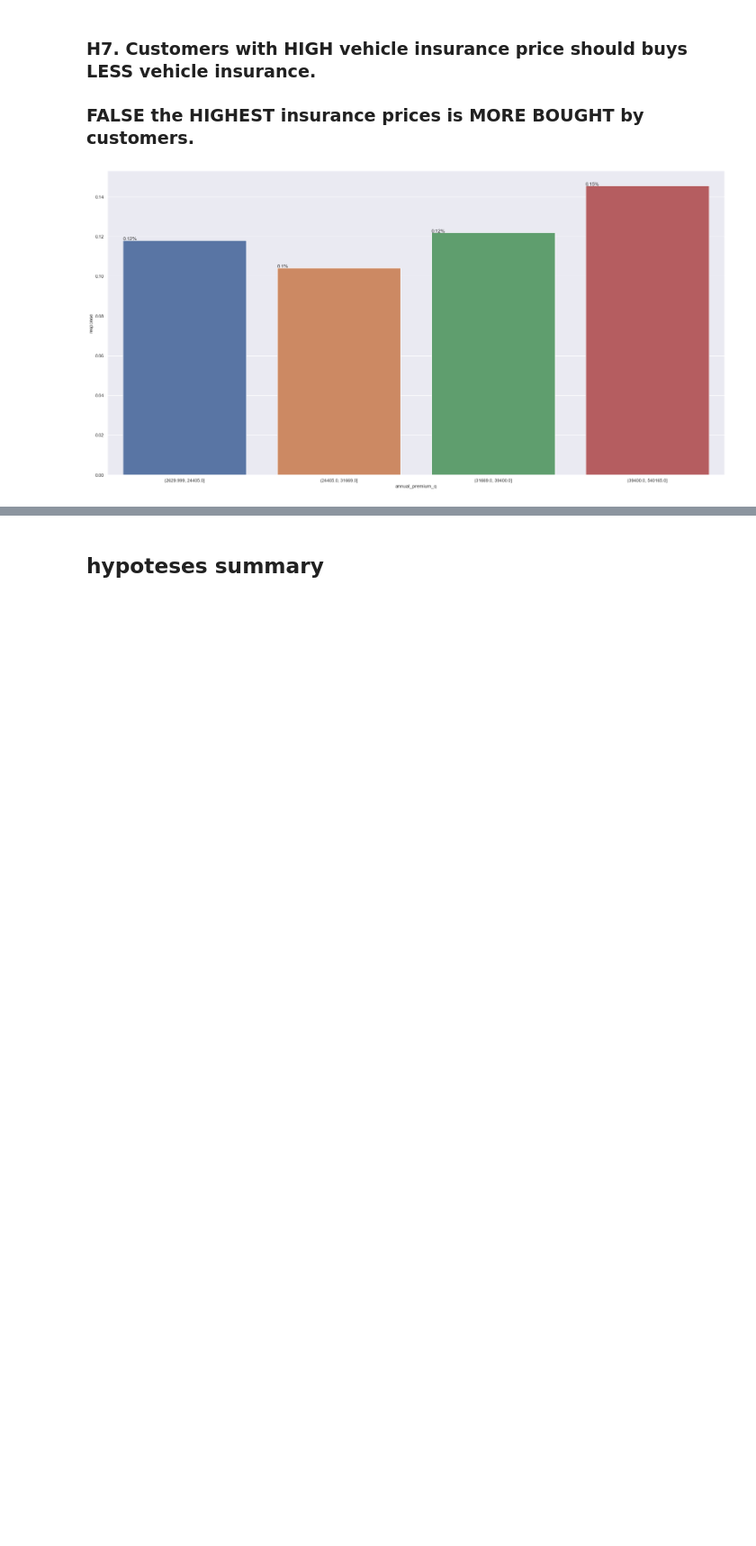
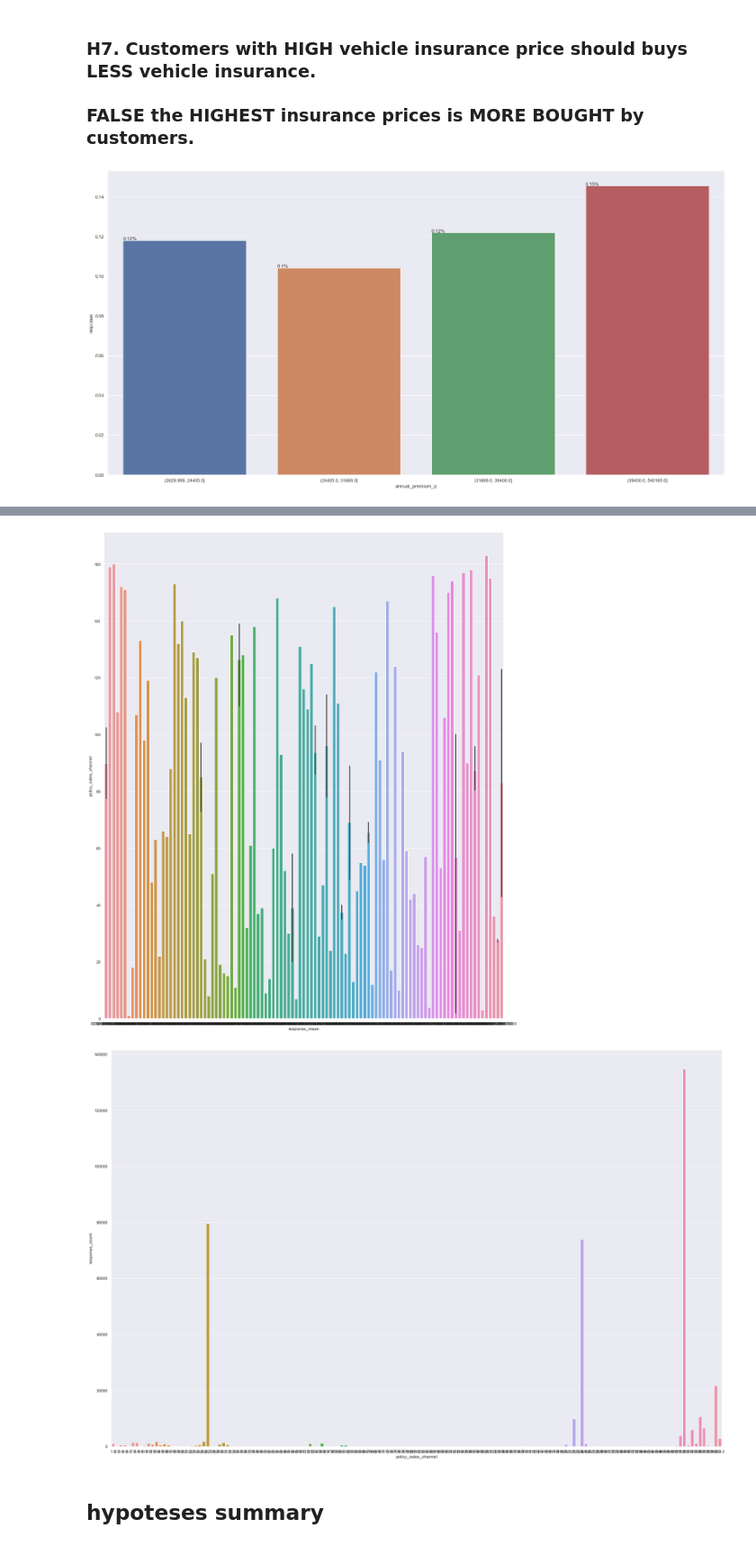
Before and after one commit to ViniciusKos/insurance_cross, a Jupyter notebook: forecast_sales.ipynb, the cells around one changed output, grey strips where cells are left out. Shown at 90% size. Saved outputs shown, nothing was run; the diff lists cells and outputs as text; code cells hidden in the pictures; blank space fills up the shorter version.

```diff
--- a/forecast_sales.ipynb
+++ b/forecast_sales.ipynb
@@ -588,2 +507,15 @@ plt.gcf().set_size_inches(18.5,18.5)
+# %%
+aux1 = df4.groupby( 'policy_sales_channel' ).agg(response_count=('response','count'),
+                                                response_mean=('response','mean')).reset_index().sort_values('policy_sales_channel')
+
+g=sns.barplot(y='policy_sales_channel',x='response_mean',data=aux1)
+plt.gcf().set_size_inches(20,25)
+plt.show()
+
+g=sns.barplot(x='policy_sales_channel',y='response_count',data=aux1)
+plt.show()
+# %% [output]
+[figure, added]
+[figure, added]
 # %% [markdown]
 ## hypoteses summary
```
Also changed, not shown: parts of 23 cells of this notebook.
